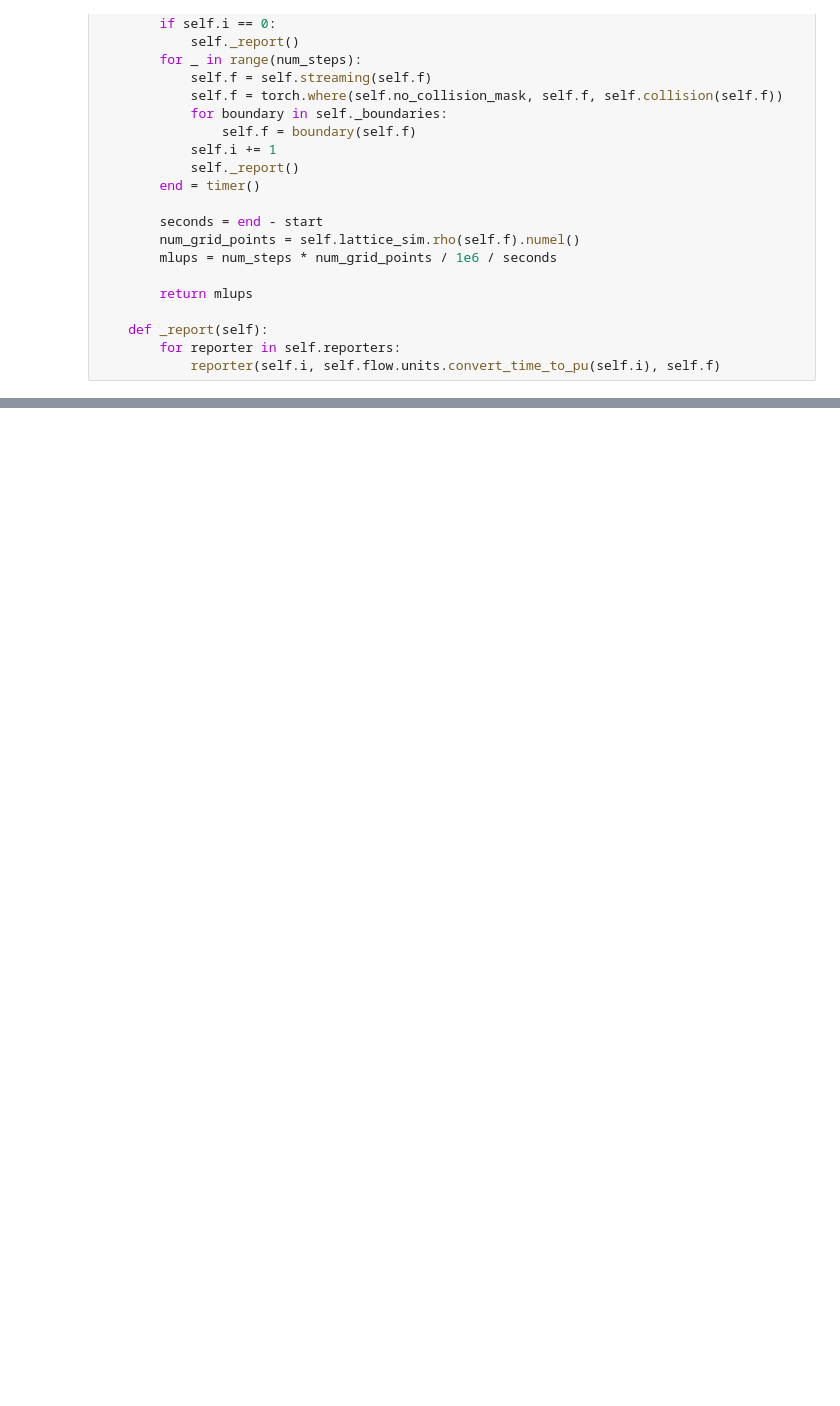
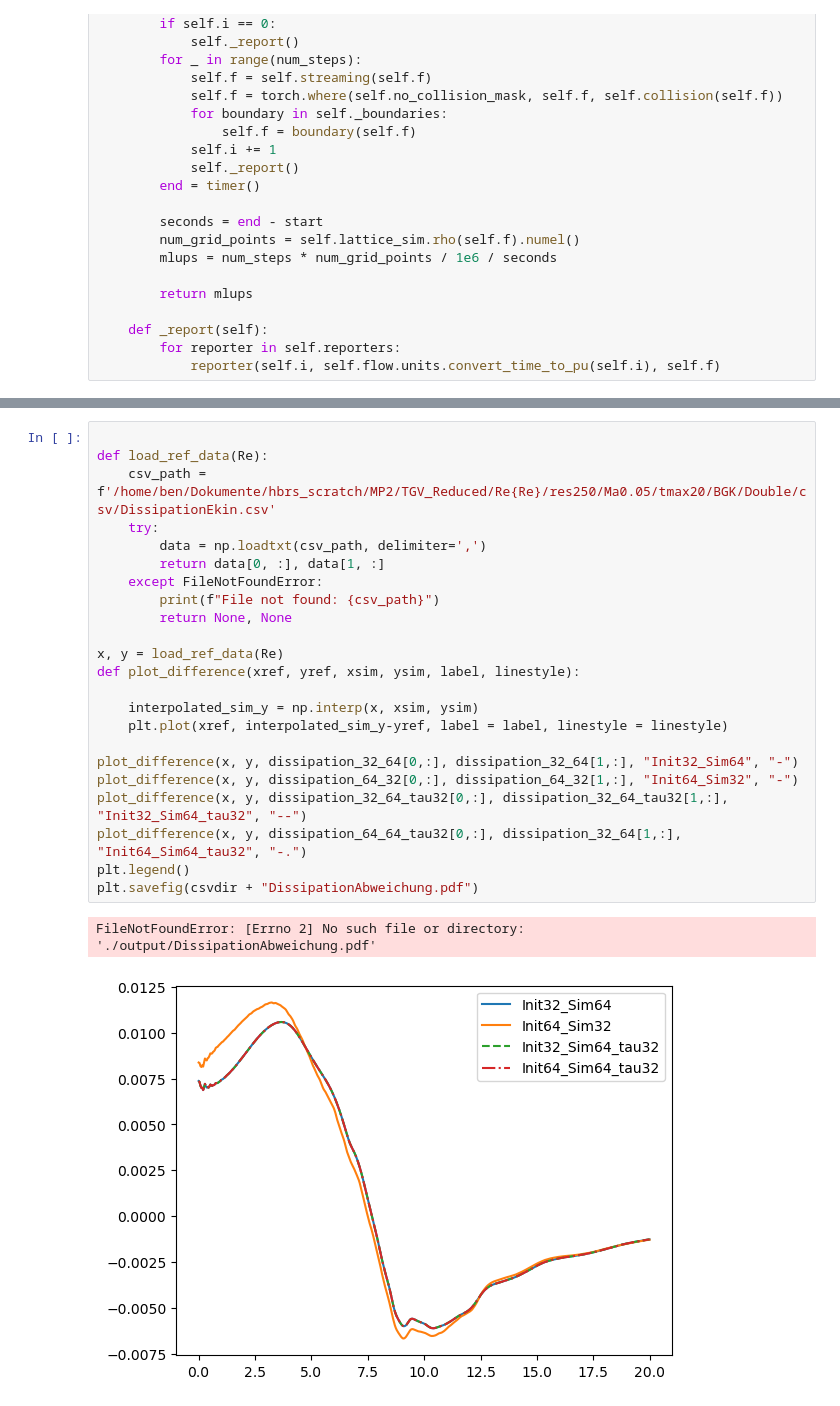
Before and after one commit to McBs/lettuce, a Jupyter notebook: examples/TGV-Final-Comp.ipynb, the cells around one changed output, grey strips where cells are left out. Drawn from its saved outputs; the diff is of its cells as text; blank space fills up the shorter version.

```diff
--- a/examples/TGV-Final-Comp.ipynb
+++ b/examples/TGV-Final-Comp.ipynb
@@ -688,0 +681,26 @@ steps     time     IncompressibleKineticEnergy
+# %%
+
+def load_ref_data(Re):
+    csv_path = f'/home/ben/Dokumente/hbrs_scratch/MP2/TGV_Reduced/Re{Re}/res250/Ma0.05/tmax20/BGK/Double/csv/DissipationEkin.csv'
+    try:
+        data = np.loadtxt(csv_path, delimiter=',')
+        return data[0, :], data[1, :]
+    except FileNotFoundError:
+        print(f"File not found: {csv_path}")
+        return None, None
+
+x, y = load_ref_data(Re)
+def plot_difference(xref, yref, xsim, ysim, label, linestyle):
+
+    interpolated_sim_y = np.interp(x, xsim, ysim)
+    plt.plot(xref, interpolated_sim_y-yref, label = label, linestyle = linestyle)
+
+plot_difference(x, y, dissipation_32_64[0,:], dissipation_32_64[1,:], "Init32_Sim64", "-")
+plot_difference(x, y, dissipation_64_32[0,:], dissipation_64_32[1,:], "Init64_Sim32", "-")
+plot_difference(x, y, dissipation_32_64_tau32[0,:], dissipation_32_64_tau32[1,:], "Init32_Sim64_tau32", "--")
+plot_difference(x, y, dissipation_64_64_tau32[0,:], dissipation_32_64[1,:], "Init64_Sim64_tau32", "-.")
+plt.legend()
+plt.savefig(csvdir + "DissipationAbweichung.pdf")
+# %% [output]
+FileNotFoundError: [Errno 2] No such file or directory: './output/DissipationAbweichung.pdf'
+[figure, added]
```
Also changed, not shown: parts of 2 cells of this notebook.
